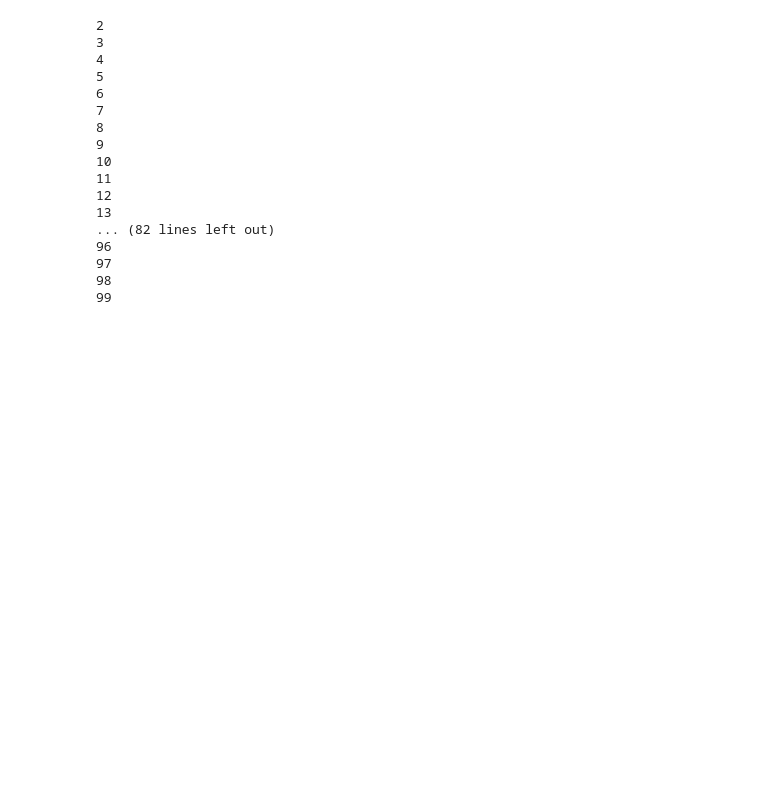
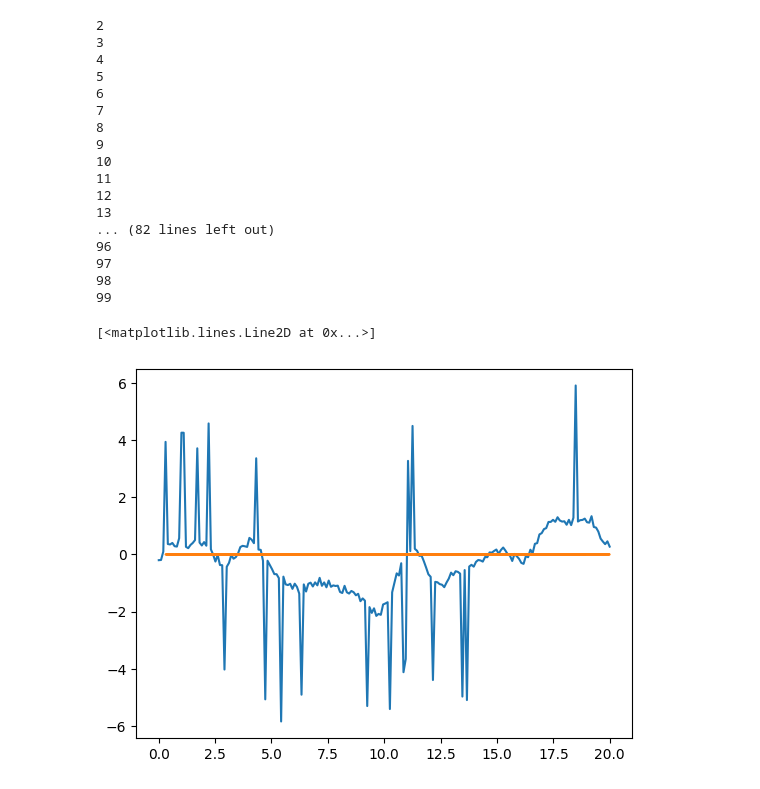
Before and after one commit to PGAcarlesi/LOSS_OPT, a Jupyter notebook: notebooks/sparse_prove_new.ipynb, the cells around one changed output. Drawn from its saved outputs; the diff is of its cells as text; code cells hidden in the pictures; blank space fills up the shorter version.

```diff
--- a/notebooks/sparse_prove_new.ipynb
+++ b/notebooks/sparse_prove_new.ipynb
@@ -277,4 +283,10 @@ Mu_full, Sigma_full1 = Full_sample_estimate(variance, lengthscale,X_u, X, w_full
 97
 98
 99
+# %%
+plt.plot(x,y)
+plt.plot(X_test,mu_f_pred)
+# %% [output]
+[<matplotlib.lines.Line2D at 0x...>]
+[figure, added]
 # %%
```
Also changed, not shown: parts of 21 cells of this notebook, 8 other files.
